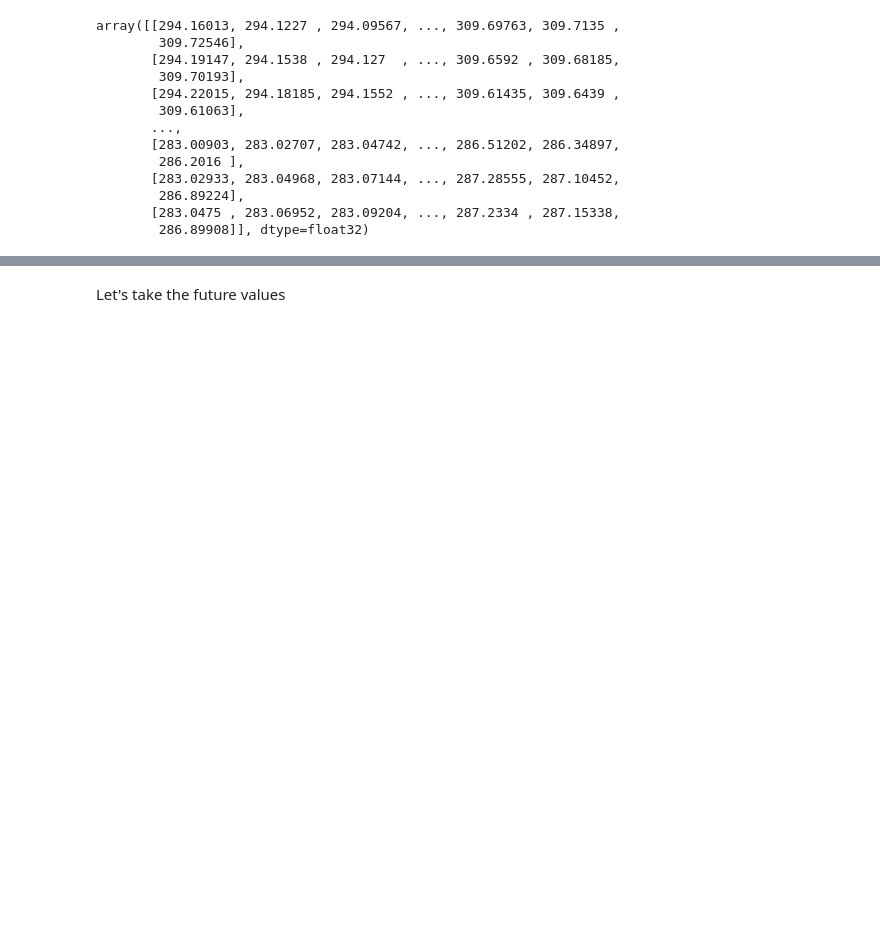
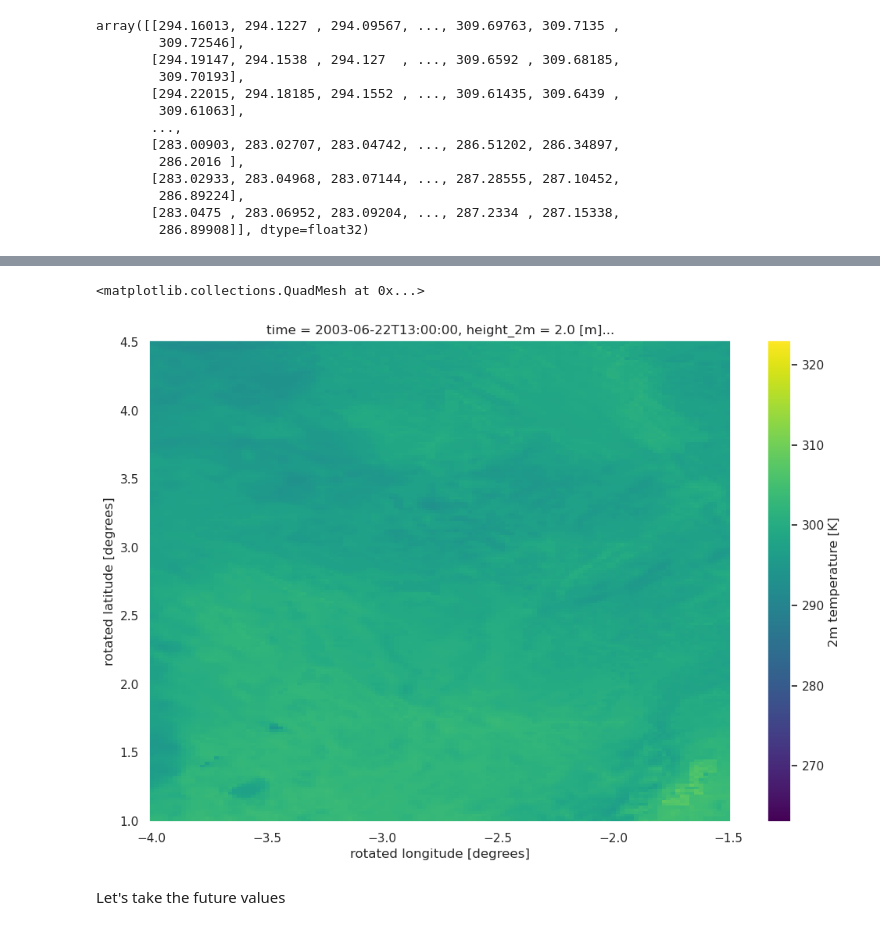
Before and after one commit to mxrinebtr/PRE_Downscaling, a Jupyter notebook: dev/Metrics.ipynb, the cells around one changed output, grey strips where cells are left out. Cells and saved outputs as stored; diff of their text form; code cells hidden in the pictures; blank space fills up the shorter version.

```diff
--- a/dev/Metrics.ipynb
+++ b/dev/Metrics.ipynb
@@ -123,3 +123,10 @@ day_2km.T_2M.sel(rlon=slice(*lon_bnd), rlat=slice(*lat_bnd)).isel(time = 13).plo
+# %%
+lat_bnd = [1, 4.5]
+lon_bnd = [-4, -1.5]
+day_2km.T_2M.sel(rlon=slice(*lon_bnd), rlat=slice(*lat_bnd)).isel(time = 13).plot(vmin = 263, vmax = 323)
+# %% [output]
+<matplotlib.collections.QuadMesh at 0x...>
+[figure, added]
 # %% [markdown]
 Let's take the future values
 # %%
```
Also changed, not shown: parts of 6 cells of this notebook, 2 other files.
